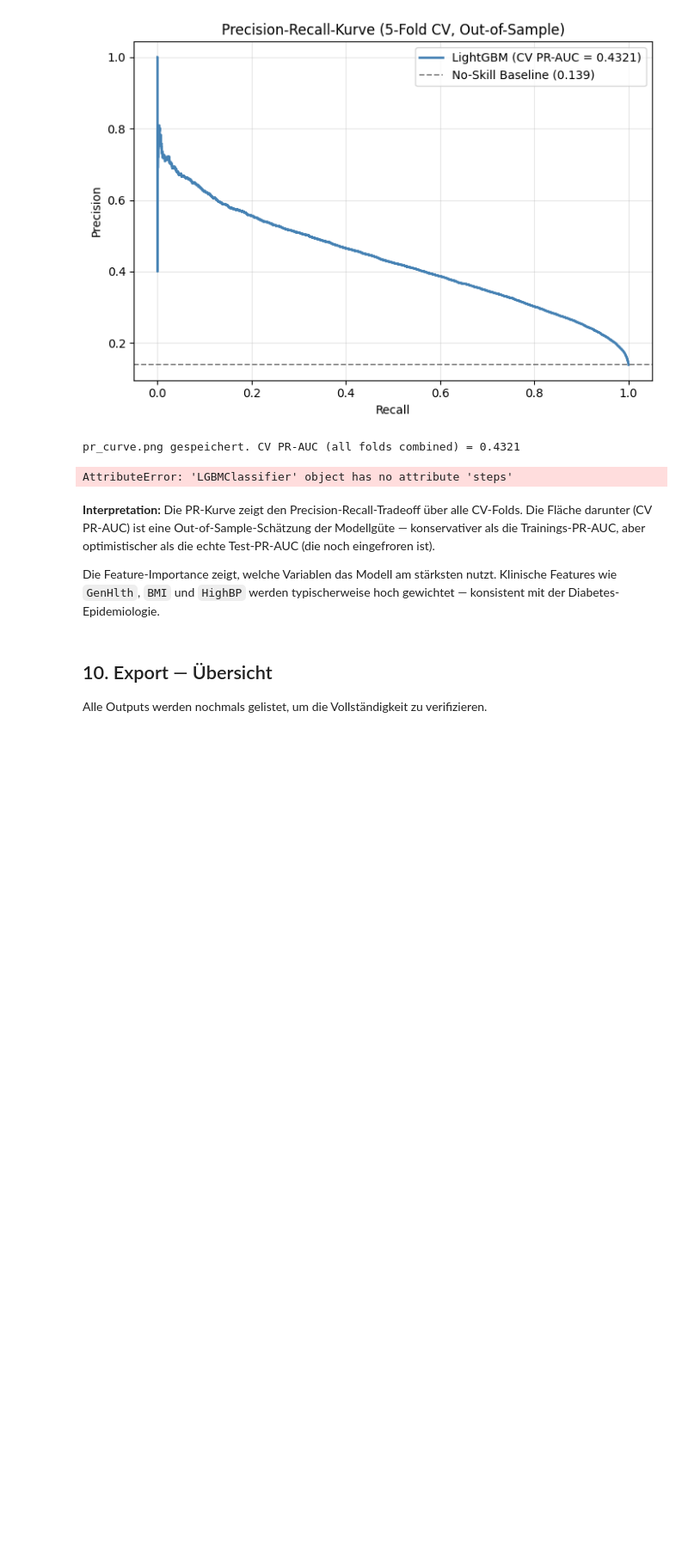
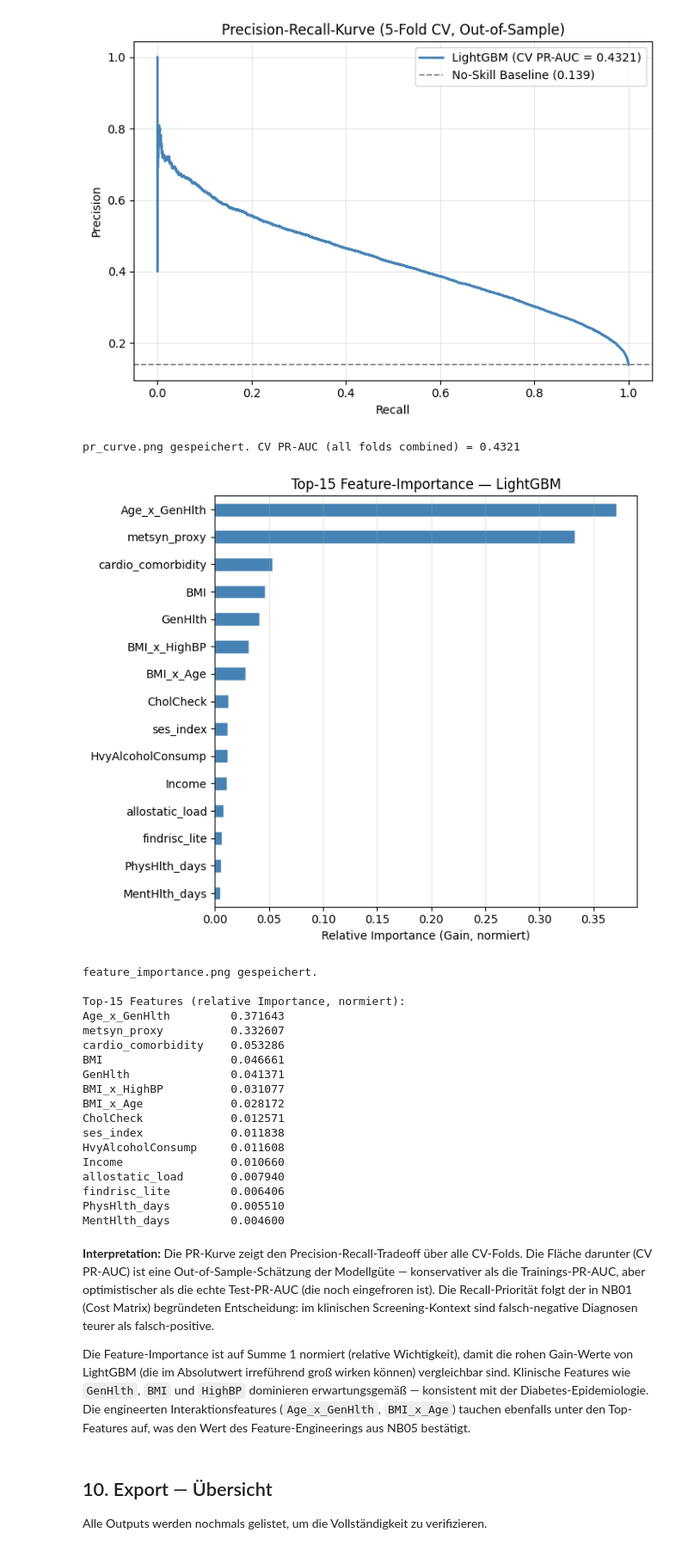
Before and after one commit to Hasher26/Diabetes-Prediction-Hasher, a Jupyter notebook: notebooks/06_modeling.ipynb, the cells around one changed output. Shown at 86% size. Drawn from its saved outputs; the diff is of its cells as text; code cells hidden in the pictures; blank space fills up the shorter version.

```diff
--- a/notebooks/06_modeling.ipynb
+++ b/notebooks/06_modeling.ipynb
@@ -476,11 +498,23 @@ Ausgewählte Features (RFECV):
 ['HighBP', 'HighChol', 'CholCheck', 'BMI', 'HvyAlcoholConsump', 'GenHlth', 'DiffWalk', 'Age', 'BMI_capped', 'BMI_cat', 'MentHlth_any', 'PhysHlth_days', 'cardio_comorbidity', 'allostatic_load', 'metsyn ...
 # %%
-# --- C) Schnittmenge ---
-selected_enet_list = list(selected_enet.index)
+# --- C) CholCheck-Bereinigung und Schnittmenge ---
+# CholCheck wird explizit ausgeschlossen: NB04 hat das Feature als strukturell
+# quasi-konstant (~96 % positiv) mit IV ≈ 0 klassifiziert. Es trägt keinen
+# eigenständigen Diskriminierungsbeitrag und sollte unabhängig von RFECV-Ergebnissen
+# nicht im Featureset verbleiben.
+EXCLUDE_ALWAYS = {'CholCheck'}
+
+n_rfecv_before = len(selected_rfecv)
+selected_rfecv = [f for f in selected_rfecv if f not in EXCLUDE_ALWAYS]
+if n_rfecv_before != len(selected_rfecv):
+    removed = EXCLUDE_ALWAYS & set(X_train_enriched.columns[rfecv.support_])
+    print(f'CholCheck-Bereinigung: {removed} aus RFECV-Auswahl entfernt (NB04-Befund)')
+
+selected_enet_list = [f for f in list(selected_enet.index) if f not in EXCLUDE_ALWAYS]
 intersection = sorted(set(selected_enet_list) & set(selected_rfecv))
 
-print(f'ElasticNet   : {len(selected_enet_list):2d} Features')
-print(f'RFECV        : {len(selected_rfecv):2d} Features')
+print(f'ElasticNet   : {len(selected_enet_list):2d} Features (nach CholCheck-Ausschluss)')
+print(f'RFECV        : {len(selected_rfecv):2d} Features (nach CholCheck-Ausschluss)')
 print(f'Schnittmenge : {len(intersection):2d} Features')
 print(f'\nSchnittmenge:')
 print(intersection)
@@ -490,6 +524,7 @@ selected_features_dict = {
     'elasticnet':   selected_enet_list,
     'rfecv':        selected_rfecv,
     'intersection': intersection,
+    'excluded':     list(EXCLUDE_ALWAYS),
 }
 with open(OUTPUTS_DIR / 'selected_features.json', 'w') as f:
     json.dump(selected_features_dict, f, indent=2)
@@ -672,46 +866,73 @@ print(f'pr_curve.png gespeichert. CV PR-AUC (all folds combined) = {cv_prauc:.4f
 [figure]
 pr_curve.png gespeichert. CV PR-AUC (all folds combined) = 0.4321
 # %%
-# Feature-Importance (Top 15)
-def get_feature_importance(pipeline, feature_names):
-    """Extrahiert Importances aus dem letzten Pipeline-Schritt."""
-    last_step = pipeline.steps[-1][1]
-    if hasattr(last_step, 'feature_importances_'):
-        return pd.Series(last_step.feature_importances_, index=feature_names)
-    elif hasattr(last_step, 'coef_'):
-        return pd.Series(np.abs(last_step.coef_[0]), index=feature_names)
+# Feature-Importance (Top 15, normiert auf Summe 1)
+def get_feature_importance(estimator, feature_names):
+    """Extrahiert Importances — funktioniert mit Pipeline und bare Estimator."""
+    from sklearn.pipeline import Pipeline
+    model = estimator.steps[-1][1] if isinstance(estimator, Pipeline) else estimator
+    if hasattr(model, 'feature_importances_'):
+        return pd.Series(model.feature_importances_, index=feature_names)
+    elif hasattr(model, 'coef_'):
+        return pd.Series(np.abs(model.coef_[0]), index=feature_names)
     else:
         return None
 
 feat_names = X_train_enriched.columns.tolist()
 importance = get_feature_importance(best_pipe, feat_names)
 
 if importance is not None:
+    # Normieren auf Summe 1 (relative Wichtigkeit), damit Gain-Rohwerte
+    # (z. B. LightGBM) nicht irreführend groß wirken
+    importance = importance / importance.sum()
     top15 = importance.nlargest(15).sort_values()
     fig, ax = plt.subplots(figsize=(7, 6))
     top15.plot.barh(ax=ax, color='steelblue', edgecolor='white')
-    ax.set_xlabel('Importance')
+    ax.set_xlabel('Relative Importance (Gain, normiert)')
     ax.set_title(f'Top-15 Feature-Importance — {best_model_name}')
     ax.grid(axis='x', alpha=0.3)
     plt.tight_layout()
     plt.savefig(OUTPUTS_DIR / 'feature_importance.png', dpi=150, bbox_inches='tight')
     plt.show()
     print('feature_importance.png gespeichert.')
-    print(f'\nTop-15 Features:')
+    print(f'\nTop-15 Features (relative Importance, normiert):')
     print(top15.sort_values(ascending=False).to_string())
 else:
     print(f'Feature-Importance für {best_model_name} nicht direkt verfügbar.')
 # %% [output]
+[figure, added]
-AttributeError: 'LGBMClassifier' object has no attribute 'steps'
+feature_importance.png gespeichert.
+
+Top-15 Features (relative Importance, normiert):
+Age_x_GenHlth         0.371643
+metsyn_proxy          0.332607
+cardio_comorbidity    0.053286
+BMI                   0.046661
+GenHlth               0.041371
+BMI_x_HighBP          0.031077
+BMI_x_Age             0.028172
+CholCheck             0.012571
+ses_index             0.011838
+HvyAlcoholConsump     0.011608
+Income                0.010660
+allostatic_load       0.007940
+findrisc_lite         0.006406
+PhysHlth_days         0.005510
+MentHlth_days         0.004600
 # %% [markdown]
 **Interpretation:** Die PR-Kurve zeigt den Precision-Recall-Tradeoff über alle
 CV-Folds. Die Fläche darunter (CV PR-AUC) ist eine Out-of-Sample-Schätzung der
 Modellgüte — konservativer als die Trainings-PR-AUC, aber optimistischer als
-die echte Test-PR-AUC (die noch eingefroren ist).
+die echte Test-PR-AUC (die noch eingefroren ist). Die Recall-Priorität folgt
+der in NB01 (Cost Matrix) begründeten Entscheidung: im klinischen Screening-Kontext
+sind falsch-negative Diagnosen teurer als falsch-positive.
 
-Die Feature-Importance zeigt, welche Variablen das Modell am stärksten nutzt.
-Klinische Features wie `GenHlth`, `BMI` und `HighBP` werden typischerweise
-hoch gewichtet — konsistent mit der Diabetes-Epidemiologie.
+Die Feature-Importance ist auf Summe 1 normiert (relative Wichtigkeit), damit
+die rohen Gain-Werte von LightGBM (die im Absolutwert irreführend groß wirken
+können) vergleichbar sind. Klinische Features wie `GenHlth`, `BMI` und `HighBP`
+dominieren erwartungsgemäß — konsistent mit der Diabetes-Epidemiologie. Die
+engineerten Interaktionsfeatures (`Age_x_GenHlth`, `BMI_x_Age`) tauchen ebenfalls
+unter den Top-Features auf, was den Wert des Feature-Engineerings aus NB05 bestätigt.
 # %% [markdown]
 ## 10. Export — Übersicht
 
```
Also changed, not shown: parts of 14 cells of this notebook, 3 other files.
